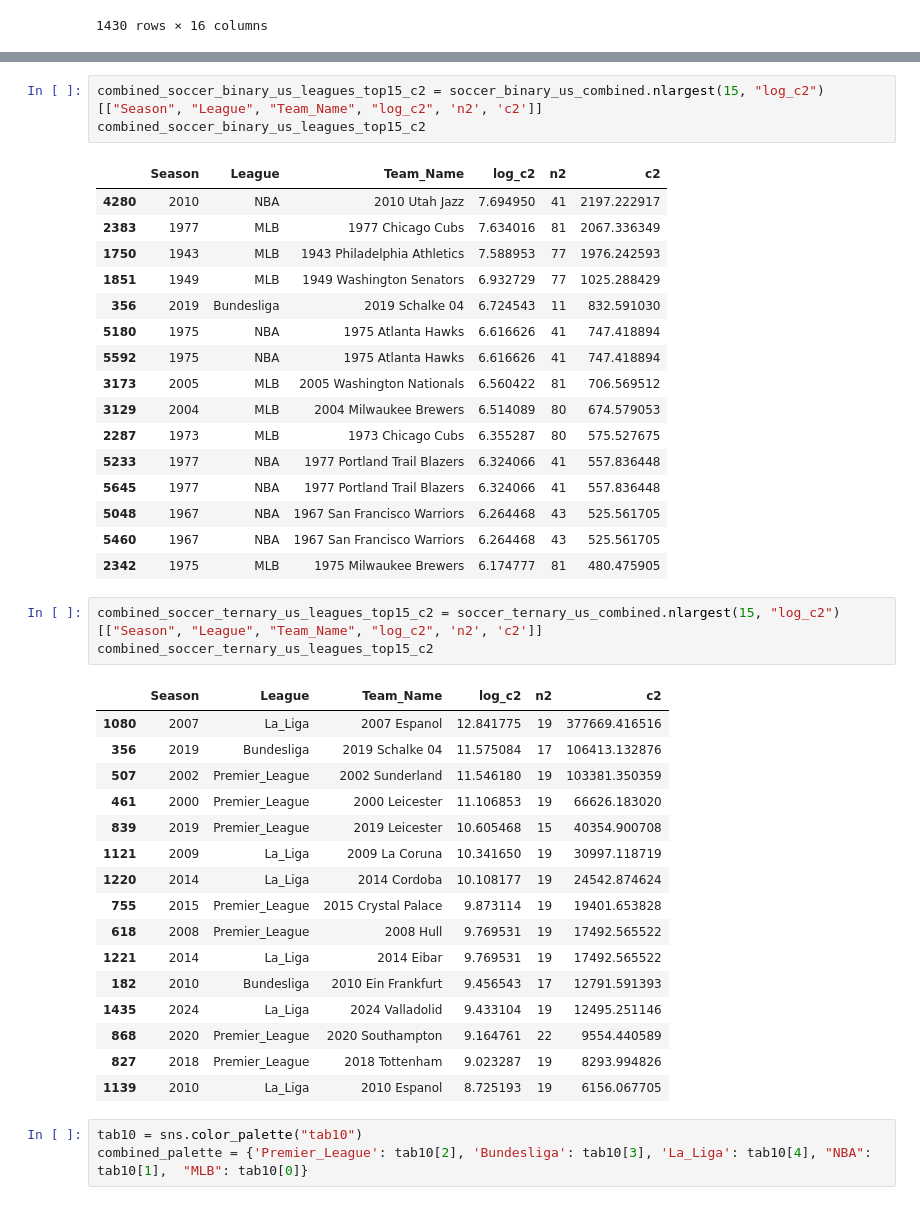
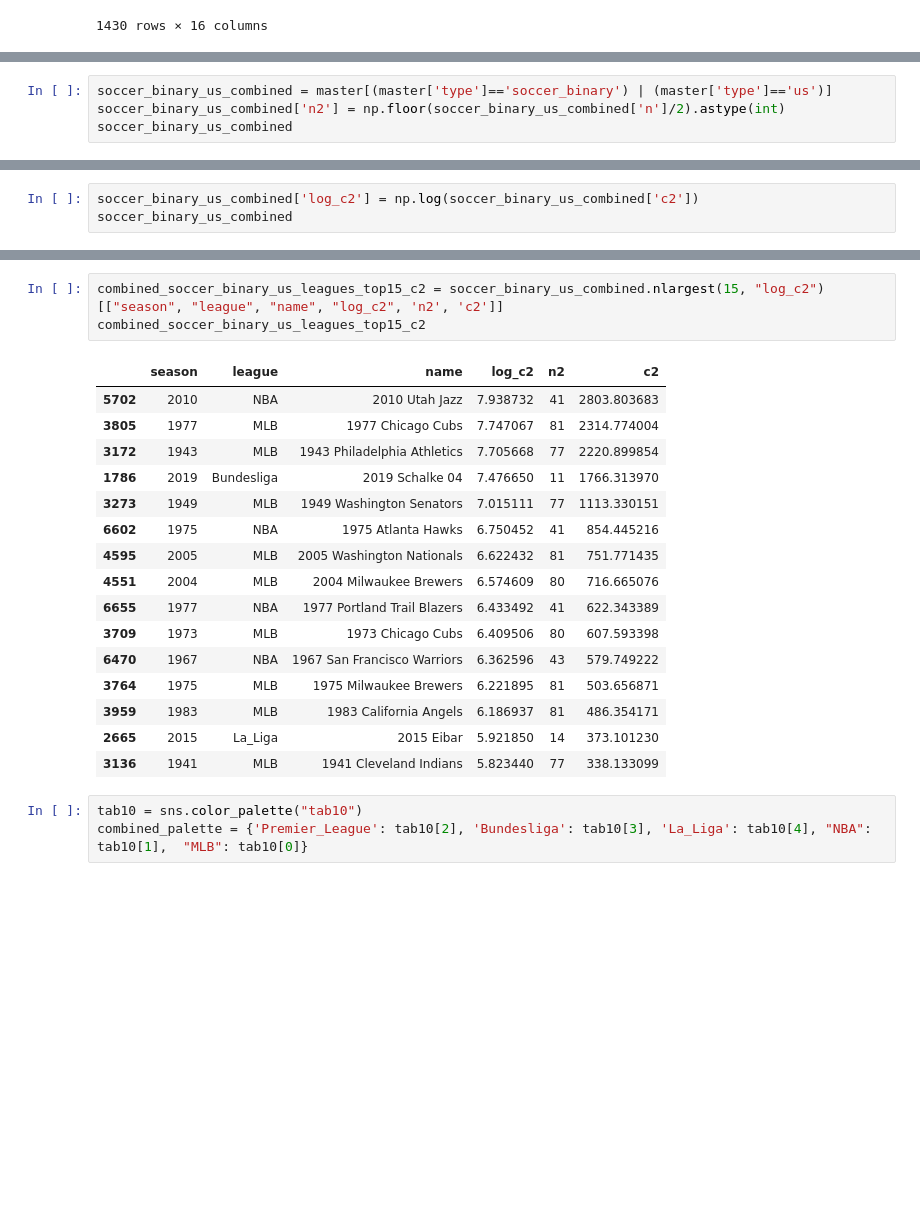
Before and after one commit to RyanRegalado/Win-Loss-Sequences-Sp2026, a Jupyter notebook: output/generalized_cscores_figures.ipynb, the cells around one changed output, grey strips where cells are left out. Saved outputs shown, nothing was run; the diff lists cells and outputs as text; blank space fills up the shorter version.

```diff
--- a/output/generalized_cscores_figures.ipynb
+++ b/output/generalized_cscores_figures.ipynb
@@ -986,0 +938,4 @@ soccer_ternary_us_combined
+# %%
+soccer_binary_us_combined = master[(master['type']=='soccer_binary') | (master['type']=='us')]
+soccer_binary_us_combined['n2'] = np.floor(soccer_binary_us_combined['n']/2).astype(int)
+soccer_binary_us_combined
@@ -986,0 +961,3 @@ soccer_ternary_us_combined
+# %%
+soccer_binary_us_combined['log_c2'] = np.log(soccer_binary_us_combined['c2'])
+soccer_binary_us_combined
@@ -987,43 +983,23 @@ soccer_ternary_us_combined
 # %%
-combined_soccer_binary_us_leagues_top15_c2 = soccer_binary_us_combined.nlargest(15, "log_c2")[["Season", "League", "Team_Name", "log_c2", 'n2', 'c2']]
+combined_soccer_binary_us_leagues_top15_c2 = soccer_binary_us_combined.nlargest(15, "log_c2")[["season", "league", "name", "log_c2", 'n2', 'c2']]
 combined_soccer_binary_us_leagues_top15_c2
 # %% [output]
-|  | Season | League | Team_Name | log_c2 | n2 | c2 |
-| 4280 | 2010 | NBA | 2010 Utah Jazz | 7.694950 | 41 | 2197.222917 |
-| 2383 | 1977 | MLB | 1977 Chicago Cubs | 7.634016 | 81 | 2067.336349 |
-| 1750 | 1943 | MLB | 1943 Philadelphia Athletics | 7.588953 | 77 | 1976.242593 |
-| 1851 | 1949 | MLB | 1949 Washington Senators | 6.932729 | 77 | 1025.288429 |
-| 356 | 2019 | Bundesliga | 2019 Schalke 04 | 6.724543 | 11 | 832.591030 |
-| 5180 | 1975 | NBA | 1975 Atlanta Hawks | 6.616626 | 41 | 747.418894 |
-| 5592 | 1975 | NBA | 1975 Atlanta Hawks | 6.616626 | 41 | 747.418894 |
-| 3173 | 2005 | MLB | 2005 Washington Nationals | 6.560422 | 81 | 706.569512 |
-| 3129 | 2004 | MLB | 2004 Milwaukee Brewers | 6.514089 | 80 | 674.579053 |
-| 2287 | 1973 | MLB | 1973 Chicago Cubs | 6.355287 | 80 | 575.527675 |
-| 5233 | 1977 | NBA | 1977 Portland Trail Blazers | 6.324066 | 41 | 557.836448 |
-| 5645 | 1977 | NBA | 1977 Portland Trail Blazers | 6.324066 | 41 | 557.836448 |
-| 5048 | 1967 | NBA | 1967 San Francisco Warriors | 6.264468 | 43 | 525.561705 |
-| 5460 | 1967 | NBA | 1967 San Francisco Warriors | 6.264468 | 43 | 525.561705 |
-| 2342 | 1975 | MLB | 1975 Milwaukee Brewers | 6.174777 | 81 | 480.475905 |
+|  | season | league | name | log_c2 | n2 | c2 |
+| 5702 | 2010 | NBA | 2010 Utah Jazz | 7.938732 | 41 | 2803.803683 |
+| 3805 | 1977 | MLB | 1977 Chicago Cubs | 7.747067 | 81 | 2314.774004 |
+| 3172 | 1943 | MLB | 1943 Philadelphia Athletics | 7.705668 | 77 | 2220.899854 |
+| 1786 | 2019 | Bundesliga | 2019 Schalke 04 | 7.476650 | 11 | 1766.313970 |
+| 3273 | 1949 | MLB | 1949 Washington Senators | 7.015111 | 77 | 1113.330151 |
+| 6602 | 1975 | NBA | 1975 Atlanta Hawks | 6.750452 | 41 | 854.445216 |
+| 4595 | 2005 | MLB | 2005 Washington Nationals | 6.622432 | 81 | 751.771435 |
+| 4551 | 2004 | MLB | 2004 Milwaukee Brewers | 6.574609 | 80 | 716.665076 |
+| 6655 | 1977 | NBA | 1977 Portland Trail Blazers | 6.433492 | 41 | 622.343389 |
+| 3709 | 1973 | MLB | 1973 Chicago Cubs | 6.409506 | 80 | 607.593398 |
+| 6470 | 1967 | NBA | 1967 San Francisco Warriors | 6.362596 | 43 | 579.749222 |
+| 3764 | 1975 | MLB | 1975 Milwaukee Brewers | 6.221895 | 81 | 503.656871 |
+| 3959 | 1983 | MLB | 1983 California Angels | 6.186937 | 81 | 486.354171 |
+| 2665 | 2015 | La_Liga | 2015 Eibar | 5.921850 | 14 | 373.101230 |
+| 3136 | 1941 | MLB | 1941 Cleveland Indians | 5.823440 | 77 | 338.133099 |
-# %%
-combined_soccer_ternary_us_leagues_top15_c2 = soccer_ternary_us_combined.nlargest(15, "log_c2")[["Season", "League", "Team_Name", "log_c2", 'n2', 'c2']]
-combined_soccer_ternary_us_leagues_top15_c2
-# %% [output]
-|  | Season | League | Team_Name | log_c2 | n2 | c2 |
-| 1080 | 2007 | La_Liga | 2007 Espanol | 12.841775 | 19 | 377669.416516 |
-| 356 | 2019 | Bundesliga | 2019 Schalke 04 | 11.575084 | 17 | 106413.132876 |
-| 507 | 2002 | Premier_League | 2002 Sunderland | 11.546180 | 19 | 103381.350359 |
-| 461 | 2000 | Premier_League | 2000 Leicester | 11.106853 | 19 | 66626.183020 |
-| 839 | 2019 | Premier_League | 2019 Leicester | 10.605468 | 15 | 40354.900708 |
-| 1121 | 2009 | La_Liga | 2009 La Coruna | 10.341650 | 19 | 30997.118719 |
-| 1220 | 2014 | La_Liga | 2014 Cordoba | 10.108177 | 19 | 24542.874624 |
-| 755 | 2015 | Premier_League | 2015 Crystal Palace | 9.873114 | 19 | 19401.653828 |
-| 618 | 2008 | Premier_League | 2008 Hull | 9.769531 | 19 | 17492.565522 |
-| 1221 | 2014 | La_Liga | 2014 Eibar | 9.769531 | 19 | 17492.565522 |
-| 182 | 2010 | Bundesliga | 2010 Ein Frankfurt | 9.456543 | 17 | 12791.591393 |
-| 1435 | 2024 | La_Liga | 2024 Valladolid | 9.433104 | 19 | 12495.251146 |
-| 868 | 2020 | Premier_League | 2020 Southampton | 9.164761 | 22 | 9554.440589 |
-| 827 | 2018 | Premier_League | 2018 Tottenham | 9.023287 | 19 | 8293.994826 |
-| 1139 | 2010 | La_Liga | 2010 Espanol | 8.725193 | 19 | 6156.067705 |
 # %%
 tab10 = sns.color_palette("tab10")
 combined_palette = {'Premier_League': tab10[2], 'Bundesliga': tab10[3], 'La_Liga': tab10[4], "NBA": tab10[1],  "MLB": tab10[0]}
```
Also changed, not shown: parts of 19 cells of this notebook, 5 other files.
